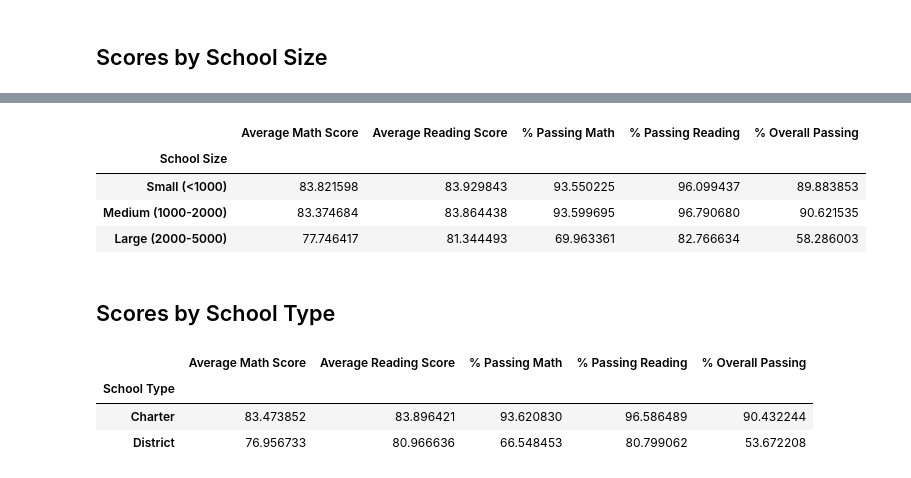
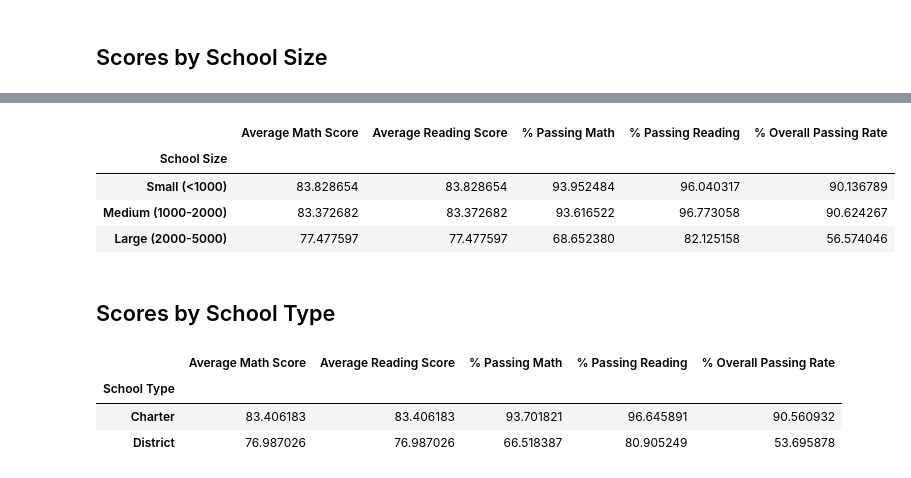
Before and after one commit to EmadMoro/Pandas-Chalenge, a Jupyter notebook: PyCitySchools/PyCitySchools_starter.ipynb, the cells around one changed output, grey strips where cells are left out. Saved outputs shown, nothing was run; the diff lists cells and outputs as text; code cells hidden in the pictures.

```diff
--- a/PyCitySchools/PyCitySchools_starter.ipynb
+++ b/PyCitySchools/PyCitySchools_starter.ipynb
@@ -305,7 +440,8 @@ labels = ["<$585", "$585-630", "$630-645", "$645-680"]
 school_spending_df = per_school_summary.copy()
 # %%
 # Use `pd.cut` to categorize spending based on the bins.
-school_spending_df["Spending Ranges (Per Student)"] = pd.cut(per_school_capita, spending_bins, labels=group_names)
+school_data_complete["Spending Ranges"] = pd.cut(school_data_complete['budget']/school_data_complete['size'], bins, labels=group_names)
+school_summary_by_spending = school_data_complete.groupby("Spending Ranges")
 school_spending_df
 # %% [output]
 |  | School Type | Total Students | Total School Budget | Per Student Budget | Average Math Score | ... |
@@ -354,11 +493,11 @@ spending_summary
 # %%
 # Establish the bins.
 size_bins = [0, 1000, 2000, 5000]
-labels = ["Small (<1000)", "Medium (1000-2000)", "Large (2000-5000)"]
+group_names = ["Small (<1000)", "Medium (1000-2000)", "Large (2000-5000)"]
 # %%
 # Categorize the spending based on the bins
 # Use `pd.cut` on the "Total Students" column of the `per_school_summary` DataFrame.
-
-per_school_summary["School Size"] = pd.cut(per_school_summary["Total Students"], size_bins, labels=group_names)
-per_school_summary
+school_data_complete['size_bins'] = pd.cut(school_data_complete['size'], size_bins, labels = group_names)
+by_size = school_data_complete.groupby('size_bins')
+school_data_complete
 # %% [output]
@@ -388,19 +517,29 @@ size_overall_passing = per_school_summary.groupby(["School Size"])["% Overall Pa
+# %%
+# Calculate averages for the desired columns.
+average_math = by_size['math_score'].mean()
+average_reading = by_size['math_score'].mean()
+pass_math = school_data_complete[school_data_complete['math_score'] >= 70].groupby('size_bins')['Student ID'].count()/by_size['Student ID'].count()*100
+pass_reading = school_data_complete[school_data_complete['reading_score'] >= 70].groupby('size_bins')['Student ID'].count()/by_size['Student ID'].count()*100
+overall = school_data_complete[(school_data_complete['reading_score'] >= 70) & (school_data_complete['math_score'] >= 70)].groupby('size_bins')['Student ID'].count()/by_size['Student ID'].count()*100
 # %%
 # Create a DataFrame called `size_summary` that breaks down school performance based on school size (small, medium, or large).
 # Use the scores above to create a new DataFrame called `size_summary`
-size_summary = pd.DataFrame({"Average Math Score" : size_math_scores,
-                             "Average Reading Score": size_reading_scores,
-                             "% Passing Math": size_passing_math,
-                             "% Passing Reading": size_passing_reading,
-                             "% Overall Passing Rate": overall_passing_rate})
+size_summary = pd.DataFrame({"Average Math Score" : average_math,
+                             "Average Reading Score": average_reading,
+                             "% Passing Math": pass_math,
+                             "% Passing Reading": pass_reading,
+                             "% Overall Passing Rate": overall})
+
+size_summary.index.name = "School Size"
+size_summary = size_summary.reindex(group_names)
 
 # Display results
 size_summary
 # %% [output]
-|  | Average Math Score | Average Reading Score | % Passing Math | % Passing Reading | % Overall Passing |
+|  | Average Math Score | Average Reading Score | % Passing Math | % Passing Reading | % Overall Passing Rate |
 | School Size |  |  |  |  |  |
-| Small (<1000) | 83.821598 | 83.929843 | 93.550225 | 96.099437 | 89.883853 |
-| Medium (1000-2000) | 83.374684 | 83.864438 | 93.599695 | 96.790680 | 90.621535 |
-| Large (2000-5000) | 77.746417 | 81.344493 | 69.963361 | 82.766634 | 58.286003 |
+| Small (<1000) | 83.828654 | 83.828654 | 93.952484 | 96.040317 | 90.136789 |
+| Medium (1000-2000) | 83.372682 | 83.372682 | 93.616522 | 96.773058 | 90.624267 |
+| Large (2000-5000) | 77.477597 | 77.477597 | 68.652380 | 82.125158 | 56.574046 |
 # %% [markdown]
 ## Scores by School Type
@@ -414,15 +554,17 @@ average_percent_overall_passing_by_type = per_school_summary.groupby(["School Ty
 # %%
 # Assemble the new data by type into a DataFrame called `type_summary`
-type_summary = pd.DataFrame({"Average Math Score" : type_math_scores,
-                             "Average Reading Score": type_reading_scores,
-                             "% Passing Math": type_passing_math,
-                             "% Passing Reading": type_passing_reading,
-                             "% Overall Passing Rate": overall_passing_rate})
+type_summary = pd.DataFrame({"Average Math Score" : average_math,
+                             "Average Reading Score": average_reading,
+                             "% Passing Math": pass_math,
+                             "% Passing Reading": pass_reading,
+                             "% Overall Passing Rate": overall})
+
+type_summary.index.name = "School Type"
 
 # Display results
 type_summary
 # %% [output]
-|  | Average Math Score | Average Reading Score | % Passing Math | % Passing Reading | % Overall Passing |
+|  | Average Math Score | Average Reading Score | % Passing Math | % Passing Reading | % Overall Passing Rate |
 | School Type |  |  |  |  |  |
-| Charter | 83.473852 | 83.896421 | 93.620830 | 96.586489 | 90.432244 |
-| District | 76.956733 | 80.966636 | 66.548453 | 80.799062 | 53.672208 |
+| Charter | 83.406183 | 83.406183 | 93.701821 | 96.645891 | 90.560932 |
+| District | 76.987026 | 76.987026 | 66.518387 | 80.905249 | 53.695878 |
```
Also changed, not shown: parts of 29 cells of this notebook.
